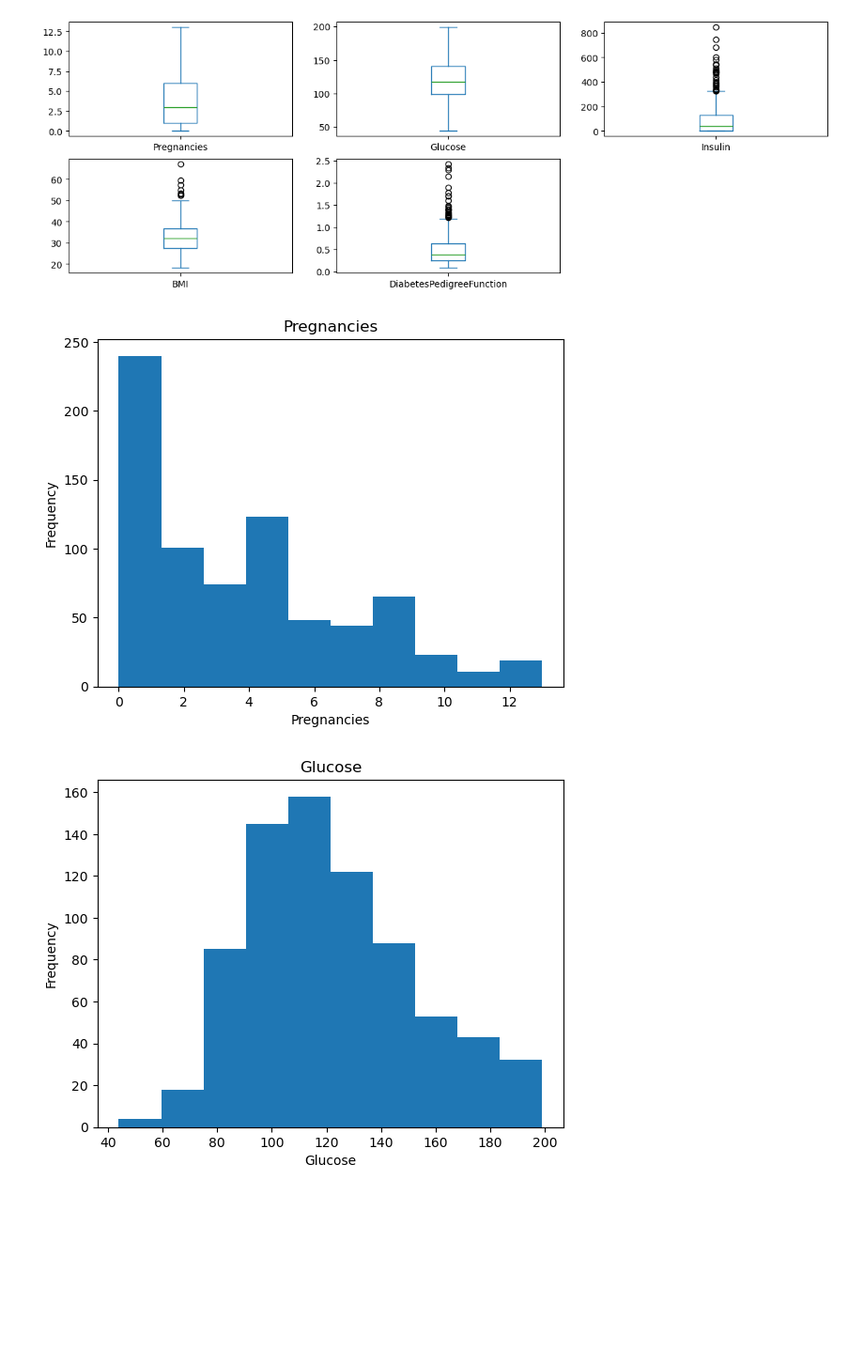
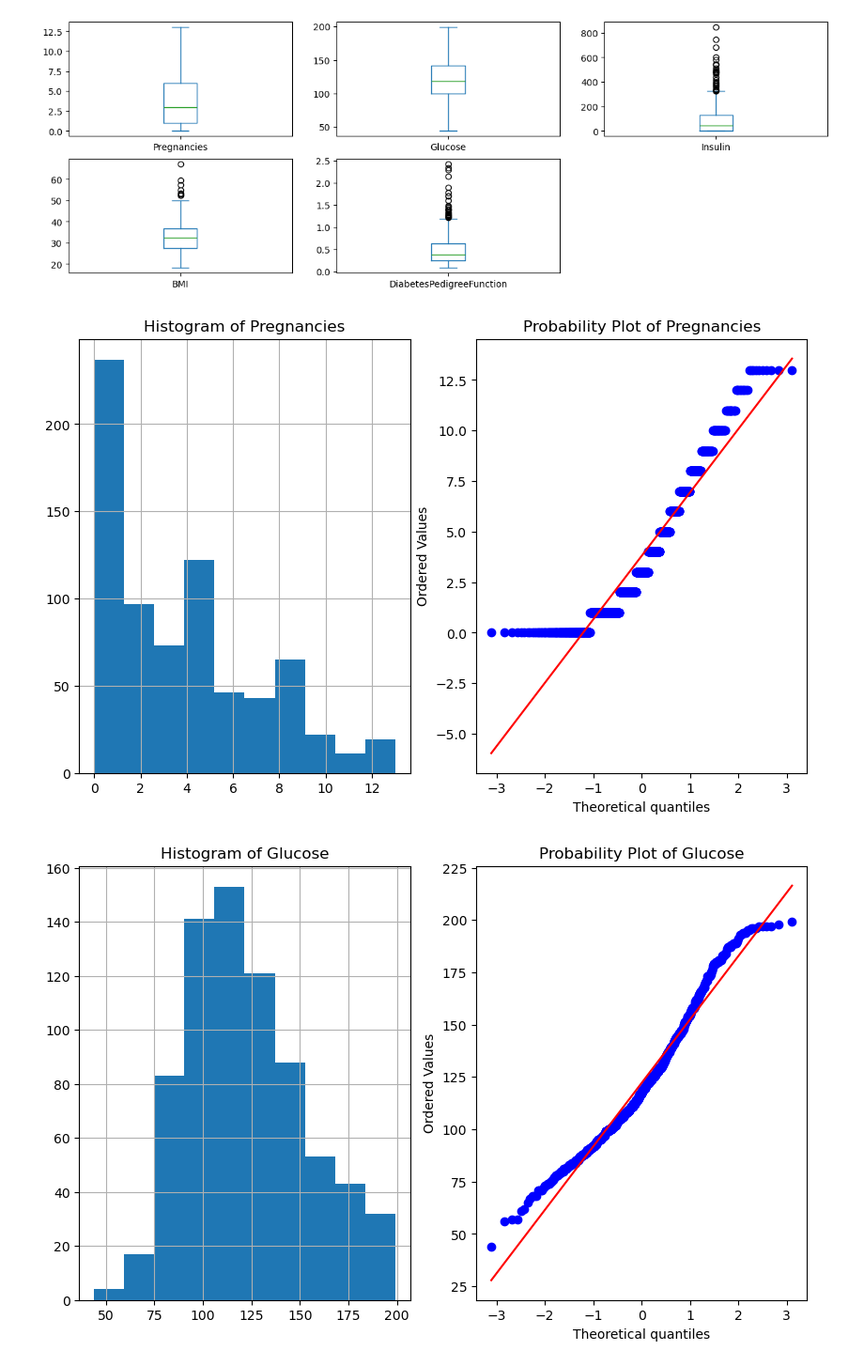
Before and after one commit to HUONSopanha/Introduction-to-Data-Science, a Jupyter notebook: Cleaning.ipynb, the cells around one changed output. Shown at 94% size. Saved outputs shown, nothing was run; the diff lists cells and outputs as text; code cells hidden in the pictures; blank space fills up the shorter version.

```diff
--- a/Cleaning.ipynb
+++ b/Cleaning.ipynb
@@ -17,0 +38,5 @@ df.head()
+# %%
+d =df[df['BloodPressure']==0]
+d[d['Outcome']==0]
+ind =d.index[d['Outcome']==0].tolist()
+df=df.drop(index=ind,axis=0)
@@ -126,13 +171,19 @@ for i in range(1,6):
     df[cols[i-1]].plot.box(figsize=(15,5))
 # %% [output]
 [figure]
+# %%
+def plot_data(df,feature):
+    plt.figure(figsize=(10,6))
+    plt.subplot(1,2,1)
+    df[feature].hist()
+    plt.title('Histogram of '+feature)
+    plt.subplot(1,2,2)
+    stat.probplot(df[feature],dist='norm',plot=pylab)
+    plt.title('Probability Plot of '+feature)
+    plt.show()
 # %%
 for label in cols[:-1]:
-    plt.hist(df[label])
-    plt.title(label)
-    plt.ylabel('Frequency')
-    plt.xlabel(label)
-    plt.show()
+    plot_data(df,label)
 # %% [output]
-[figure, old version]
+[figure, new version]
-[figure, old version]
+[figure, new version]
```
Also changed, not shown: parts of 19 cells of this notebook.
